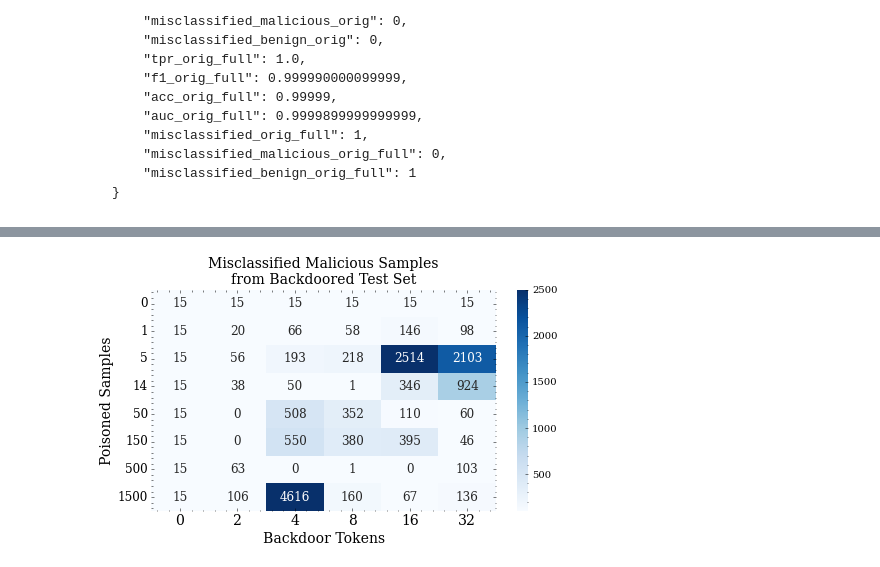
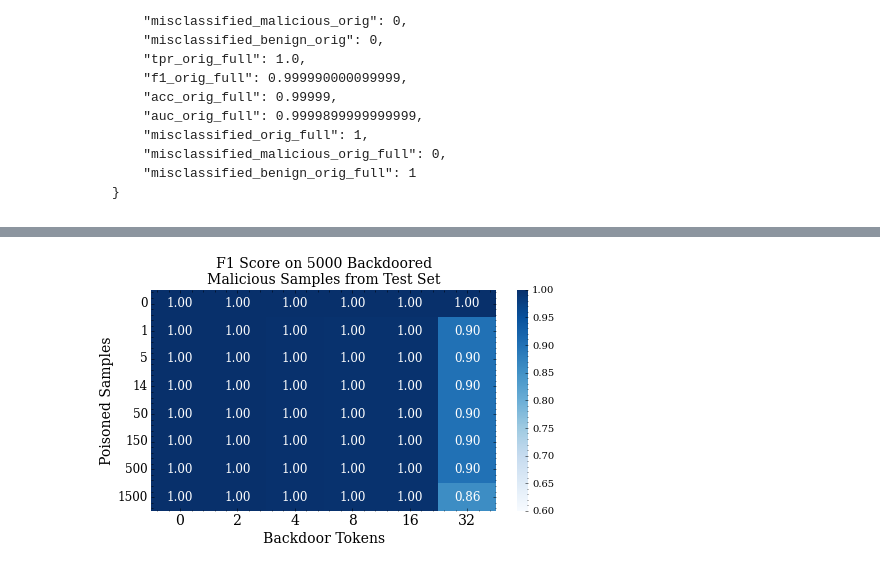
Before and after one commit to dtrizna/QuasarNix, a Jupyter notebook: results_adversarial_poisoning_backdoor.ipynb, the cells around one changed output, grey strips where cells are left out. Saved outputs shown, nothing was run; the diff lists cells and outputs as text; code cells hidden in the pictures.

Commit message:
xgb poisoning code and results

```diff
--- a/results_adversarial_poisoning_backdoor.ipynb
+++ b/results_adversarial_poisoning_backdoor.ipynb
@@ -18,15 +18,26 @@ sys.path.append(os.path.abspath('.'))
 from src.plots import set_size
 
 labelmap = {
+    "cnn": "1D-CNN + MLP",
     "mlp_onehot": "MLP (One-hot)",
-    "cnn": "1D-CNN + MLP",
-    # "xgb_onehot": "XGBoost (One-hot)",
+    "xgb": "XGBoost (One-hot)",
     # "mean_transformer": "Transformer (Mean Pooling)",
 }
-SAMPLES_TO_SCORES = {0: 0.0, 14: 0.03, 1500: 3.0, 150: 0.3, 1: 0.003, 500: 1.0, 50: 0.1, 5: 0.01}
+SAMPLES_TO_SCORES = {
+    0: 0.0,
+    1: 0.003,
+    5: 0.01,
+    14: 0.03,
+    50: 0.1,
+    150: 0.3,
+    500: 1.0,
+    1500: 3.0
+}
 SCORES_TO_SAMPLES = {v: k for k, v in SAMPLES_TO_SCORES.items()}
 
 LOGS_DIR = "logs_adversarial_poisoning_backdoor"
 LIM = 100000
 SUBDIRS_SAME_LIM = [os.path.join(LOGS_DIR, x) for x in os.listdir(LOGS_DIR) if str(LIM) in x]
 SUBDIRS_SAME_LIM
+
+PLOT_BACKDOOR_TOKENS = 32
@@ -426,21 +515,60 @@ plt.tight_layout()
 # %%
-cnn_df = parse_scores(SUBDIRS_SAME_LIM, "cnn")
+cnn_df = parse_scores(SUBDIRS_SAME_LIM, "xgb_onehot")
 
-heatmap_df = cnn_df.loc[:, ("mean", "misclassified_malicious_orig_full")]
+heatmap_df = cnn_df.loc[:, ("mean", "acc_backdoor")]
+heatmap_df = heatmap_df.unstack()
+
+# change heatmap_df index of poison ratio to samples
+heatmap_df.index = heatmap_df.index.map(lambda x: SCORES_TO_SAMPLES[x])
+
+fig, ax = plt.subplots(1, 1, figsize=set_size())
+# plot heatmap with nice color gradient
+# put cbar label horizontally to the right with specific width and height
+cbar_kws = {}#'label': 'Misclacified Malicious', 'shrink': 0.8}#, 'orientation': 'horizontal'}
+sns.heatmap(heatmap_df, cmap="Blues", ax=ax, annot=True, fmt=".2f", cbar=True, cbar_kws=cbar_kws, vmin=0.6, vmax=1, annot_kws={"fontsize": 12})
+ax.set_xlabel("Backdoor Tokens", fontsize=14)
+ax.set_ylabel("Poisoned Samples", fontsize=14)
+ax.set_title("F1 Score on 5000 Backdoored\nMalicious Samples from Test Set", fontsize=14)
+ax.tick_params(axis='x', labelsize=14)
+ax.tick_params(axis='y', labelsize=12, rotation=0)
+plt.tight_layout()
+
+# ========================================
+
+heatmap_df = cnn_df.loc[:, ("mean", "misclassified_malicious_backdoor")]
 heatmap_df = heatmap_df.unstack()
 # change heatmap_df index of poison ratio to samples
 heatmap_df.index = heatmap_df.index.map(lambda x: SCORES_TO_SAMPLES[x])
 
 fig, ax = plt.subplots(1, 1, figsize=set_size())
 # plot heatmap with nice color gradient
 # cbar kws -- cbar title fontsize 14 and put on top
 cbar_kws = {}#'label': 'Misclacified Malicious', 'orientation': 'horizontal', 'pad': 0.2, 'aspect': 50, 'shrink': 0.8}
 sns.heatmap(heatmap_df, cmap="Blues", ax=ax, annot=True, fmt=".0f", cbar=True, cbar_kws=cbar_kws, vmin=100, vmax=2500, annot_kws={"fontsize": 12})
 ax.set_xlabel("Backdoor Tokens", fontsize=14)
 ax.set_ylabel("Poisoned Samples", fontsize=14)
 ax.set_title("Misclassified Malicious Samples\nfrom Backdoored Test Set", fontsize=14)
 ax.tick_params(axis='x', labelsize=14)
 ax.tick_params(axis='y', labelsize=12, rotation=0)
 plt.tight_layout()
+
+# ========================================
+
+heatmap_df = cnn_df.loc[:, ("mean", "misclassified_malicious_orig_full")]
+heatmap_df = heatmap_df.unstack()
+# change heatmap_df index of poison ratio to samples
+heatmap_df.index = heatmap_df.index.map(lambda x: SCORES_TO_SAMPLES[x])
+
+fig, ax = plt.subplots(1, 1, figsize=set_size())
+# plot heatmap with nice color gradient
+# cbar kws -- cbar title fontsize 14 and put on top
+cbar_kws = {}#'label': 'Misclacified Malicious', 'orientation': 'horizontal', 'pad': 0.2, 'aspect': 50, 'shrink': 0.8}
+sns.heatmap(heatmap_df, cmap="Blues", ax=ax, annot=True, fmt=".0f", cbar=True, cbar_kws=cbar_kws, vmin=100, vmax=2500, annot_kws={"fontsize": 12})
+ax.set_xlabel("Backdoor Tokens", fontsize=14)
+ax.set_ylabel("Poisoned Samples", fontsize=14)
+ax.set_title("Misclassified Malicious Samples\nfrom Original Test Set", fontsize=14)
+ax.tick_params(axis='x', labelsize=14)
+ax.tick_params(axis='y', labelsize=12, rotation=0)
+plt.tight_layout()
 # %% [output]
-[figure, old version]
+[figure, new version]
```
Also changed, not shown: parts of 11 cells of this notebook, 13 other files.
